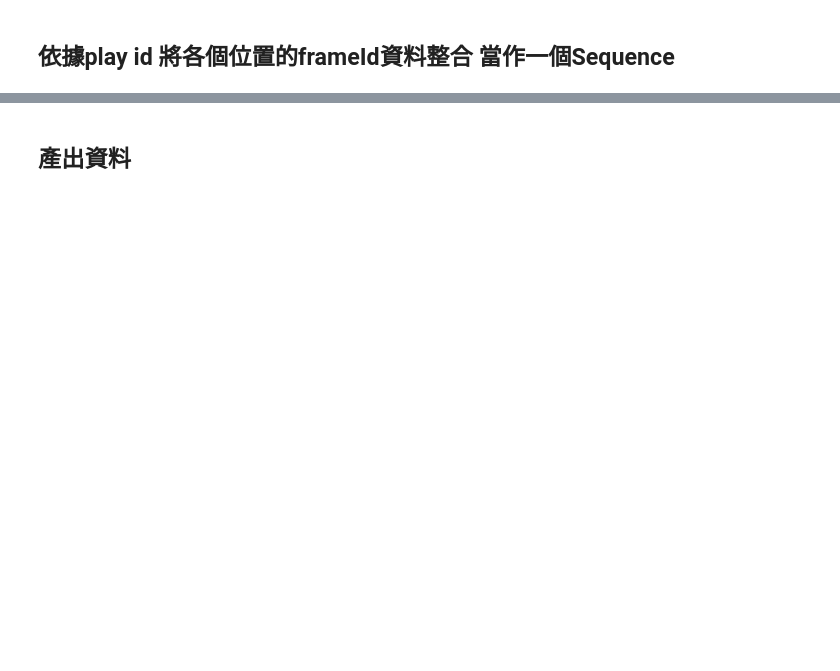
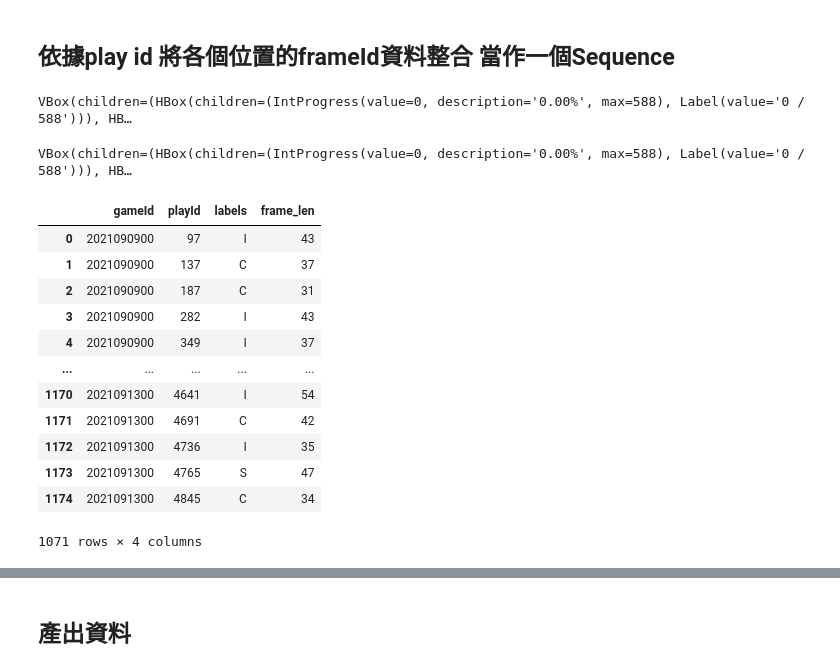
Before and after one commit to teddy960370/DeepLearningFinalProject, a Jupyter notebook: finalproject.ipynb, the cells around one changed output, grey strips where cells are left out. Drawn from its saved outputs; the diff is of its cells as text; code cells hidden in the pictures; blank space fills up the shorter version.

```diff
--- a/finalproject.ipynb
+++ b/finalproject.ipynb
@@ -116,0 +36,36 @@ tracking_df
+# %%
+
+for dirname, _, filenames in os.walk('/kaggle/input'):
+    for filename in filenames:
+        print(os.path.join(dirname, filename))
+        if 'week5' in filename:
+            weeks = os.path.join(dirname, filename)
+        if 'players' in filename:
+            players = os.path.join(dirname, filename)
+        if 'pffScoutingData' in filename:
+            pffScoutingData = os.path.join(dirname, filename)
+        if 'plays' in filename:
+            plays = os.path.join(dirname, filename)
+# You can write up to 20GB to the current directory (/kaggle/working/) that gets preserved as output when you create a version using "Save & Run All"
+# You can also write temporary files to /kaggle/temp/, but they won't be saved outside of the current session
+
+pffScoutingData_df = pd.read_csv(pffScoutingData)
+#pffScoutingData_df.head()
+plays = pd.read_csv(plays)
+#plays.head()
+player_df = pd.read_csv(players)
+#player_df.head()
+'''使用單個week'''
+#tracking_df =  pd.read_csv(weeks)
+#tracking_df
+'''使用多個week'''
+START_WEEK = 1
+END_WEEK = 2  # non-inclusive
+weeks = list(range(START_WEEK, END_WEEK))
+weeks_data = []
+pool = Pool(processes=4)
+
+for df in tqdmnb(pool.imap(processor_fn, iterable=weeks), total=len(weeks)):
+    weeks_data.append(df)
+tracking_df = pd.concat(weeks_data, ignore_index=True)
+#tracking_df
@@ -220,11 +256,28 @@ def get_Processed_frame_len(row):
 # %%
 #gp_df
 # These are the column names to use as feature data.
 feature_label_df = gp_df.copy()
 feature_label_df['labels'] = feature_label_df.parallel_apply(get_pass_results, axis=1 , plays_df=plays)
 feature_label_df['frame_len'] = feature_label_df.parallel_apply(get_frame_len, axis=1 , tracking_df=tracking_df)
 '''取frame 長度 64以下的'''
 feature_label_df = feature_label_df[feature_label_df['frame_len'] <=64]
+feature_label_df = feature_label_df[feature_label_df['labels'] !='R']
 feature_label_df
+# %% [output]
+VBox(children=(HBox(children=(IntProgress(value=0, description='0.00%', max=588), Label(value='0 / 588'))), HB…
+VBox(children=(HBox(children=(IntProgress(value=0, description='0.00%', max=588), Label(value='0 / 588'))), HB…
+|  | gameId | playId | labels | frame_len |
+| 0 | 2021090900 | 97 | I | 43 |
+| 1 | 2021090900 | 137 | C | 37 |
+| 2 | 2021090900 | 187 | C | 31 |
+| 3 | 2021090900 | 282 | I | 43 |
+| 4 | 2021090900 | 349 | I | 37 |
+| ... | ... | ... | ... | ... |
+| 1170 | 2021091300 | 4641 | I | 54 |
+| 1171 | 2021091300 | 4691 | C | 42 |
+| 1172 | 2021091300 | 4736 | I | 35 |
+| 1173 | 2021091300 | 4765 | S | 47 |
+| 1174 | 2021091300 | 4845 | C | 34 |
+1071 rows × 4 columns
 # %%
 ''' 處理Sequence Features'''
```
Also changed, not shown: parts of 26 cells of this notebook.
